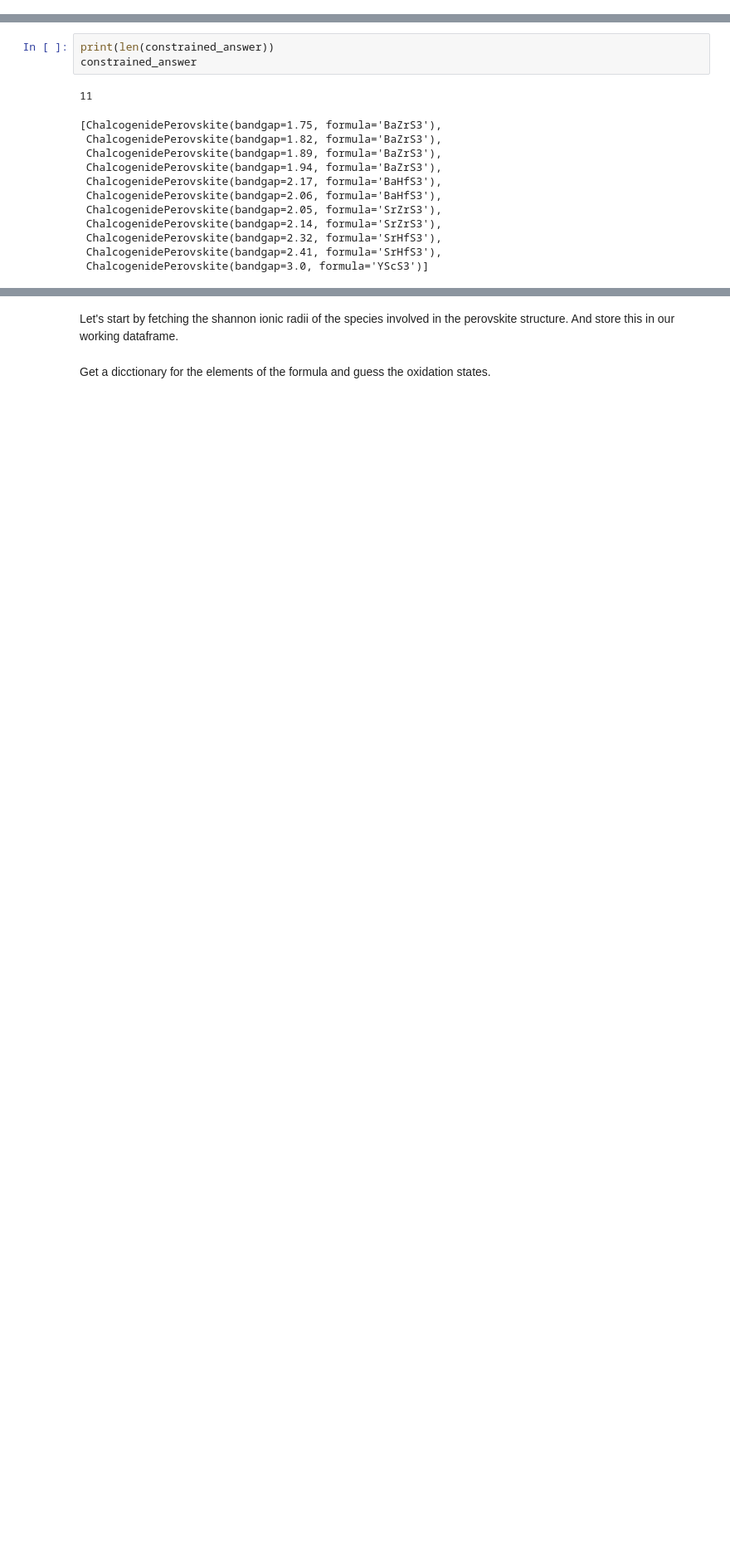
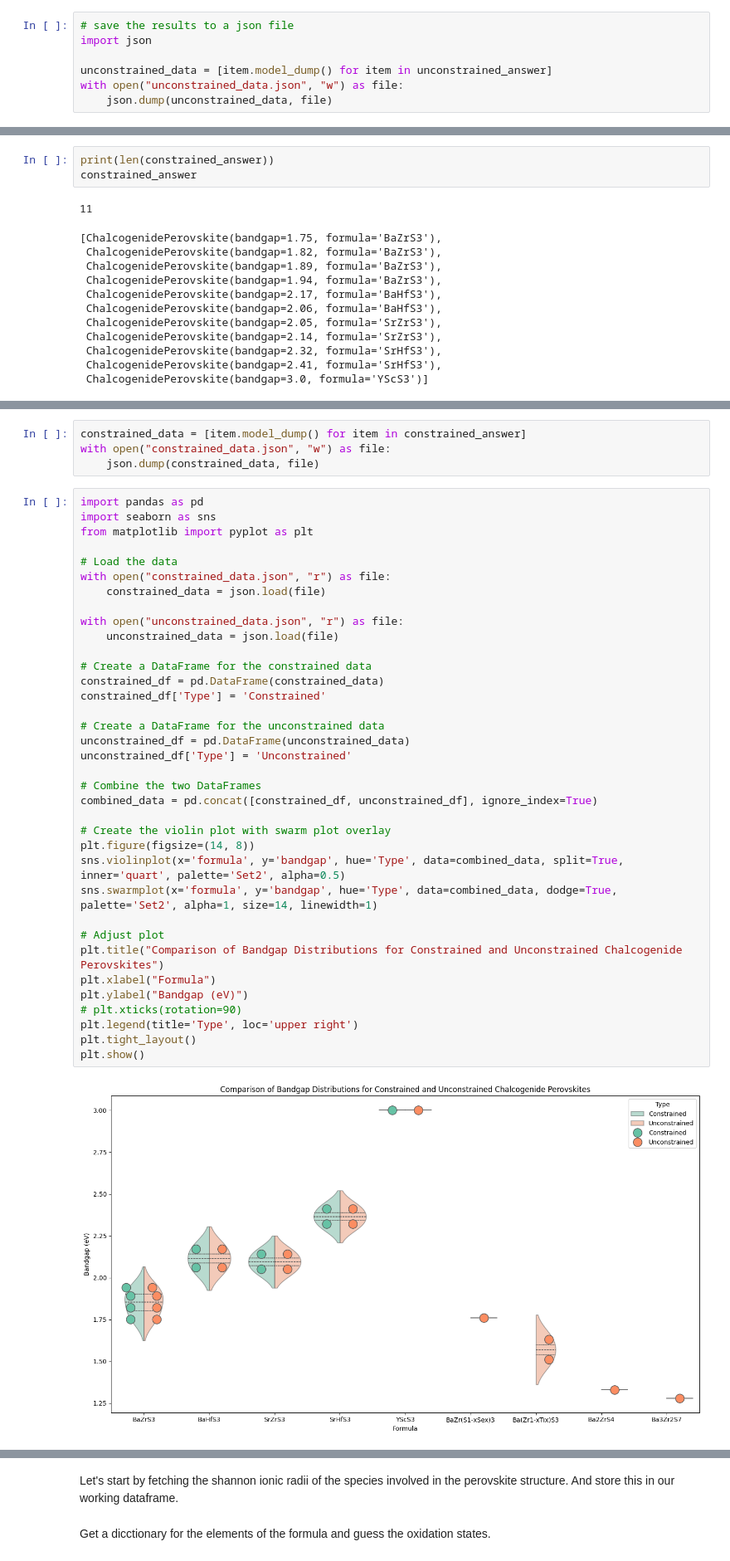
Before and after one commit to lamalab-org/matextract-book, a Jupyter notebook: content/perovskite/constrained_formulas.ipynb, the cells around one changed output, grey strips where cells are left out. Shown at 83% size. Cells and saved outputs as stored; diff of their text form; blank space fills up the shorter version.

Commit message:
Added violin plot with results

```diff
--- a/content/perovskite/constrained_formulas.ipynb
+++ b/content/perovskite/constrained_formulas.ipynb
@@ -238,6 +236,13 @@ unconstrained_answer
  UnconstrainedChalcogenidePerovskite(bandgap=3.0, formula='YScS3'),
  UnconstrainedChalcogenidePerovskite(bandgap=1.33, formula='Ba2ZrS4'),
  UnconstrainedChalcogenidePerovskite(bandgap=1.28, formula='Ba3Zr2S7')]
+# %%
+# save the results to a json file
+import json
+
+unconstrained_data = [item.model_dump() for item in unconstrained_answer]
+with open("unconstrained_data.json", "w") as file:
+    json.dump(unconstrained_data, file)
 # %%
 constrained_answer = client.chat.completions.create(
     model=model,
@@ -299,3 +272,45 @@ plt.show()
+# %%
+constrained_data = [item.model_dump() for item in constrained_answer]
+with open("constrained_data.json", "w") as file:
+    json.dump(constrained_data, file)
+# %%
+import pandas as pd
+import seaborn as sns
+from matplotlib import pyplot as plt
+
+# Load the data
+with open("constrained_data.json", "r") as file:
+    constrained_data = json.load(file)
+
+with open("unconstrained_data.json", "r") as file:
+    unconstrained_data = json.load(file)
+
+# Create a DataFrame for the constrained data
+constrained_df = pd.DataFrame(constrained_data)
+constrained_df['Type'] = 'Constrained'
+
+# Create a DataFrame for the unconstrained data
+unconstrained_df = pd.DataFrame(unconstrained_data)
+unconstrained_df['Type'] = 'Unconstrained'
+
+# Combine the two DataFrames
+combined_data = pd.concat([constrained_df, unconstrained_df], ignore_index=True)
+
+# Create the violin plot with swarm plot overlay
+plt.figure(figsize=(14, 8))
+sns.violinplot(x='formula', y='bandgap', hue='Type', data=combined_data, split=True, inner='quart', palette='Set2', alpha=0.5)
+sns.swarmplot(x='formula', y='bandgap', hue='Type', data=combined_data, dodge=True, palette='Set2', alpha=1, size=14, linewidth=1)
+
+# Adjust plot
+plt.title("Comparison of Bandgap Distributions for Constrained and Unconstrained Chalcogenide Perovskites")
+plt.xlabel("Formula")
+plt.ylabel("Bandgap (eV)")
+# plt.xticks(rotation=90)
+plt.legend(title='Type', loc='upper right')
+plt.tight_layout()
+plt.show()
+# %% [output]
+[figure, added]
 # %% [markdown]
 ## Validating the output to be a perovskite type structure
 
```
Also changed, not shown: parts of 6 cells of this notebook, 2 other files.
